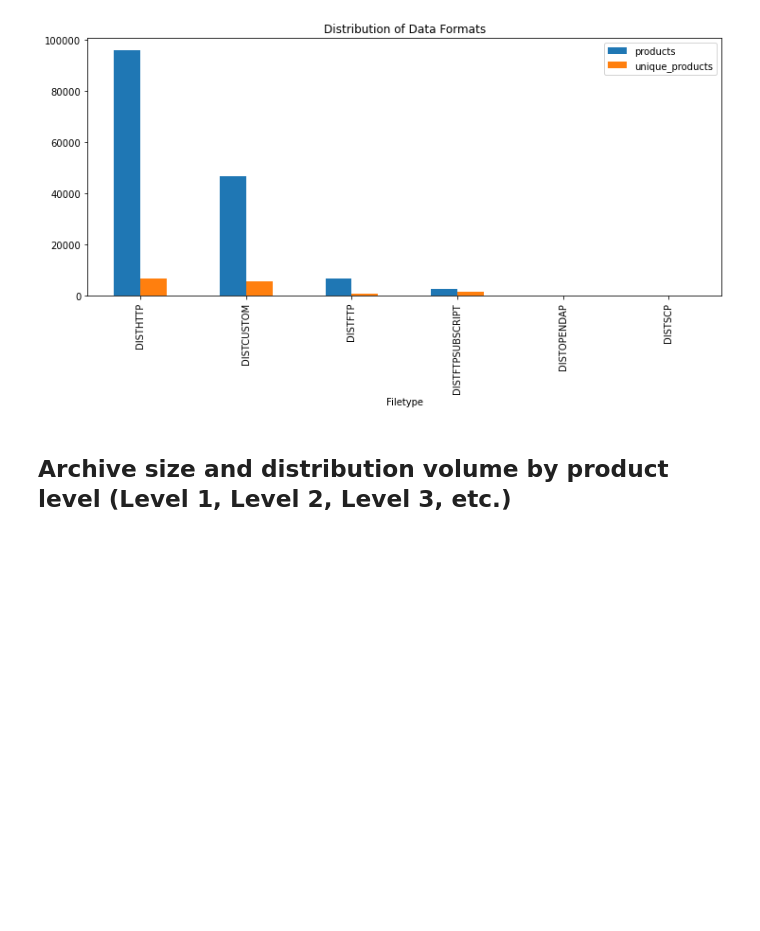
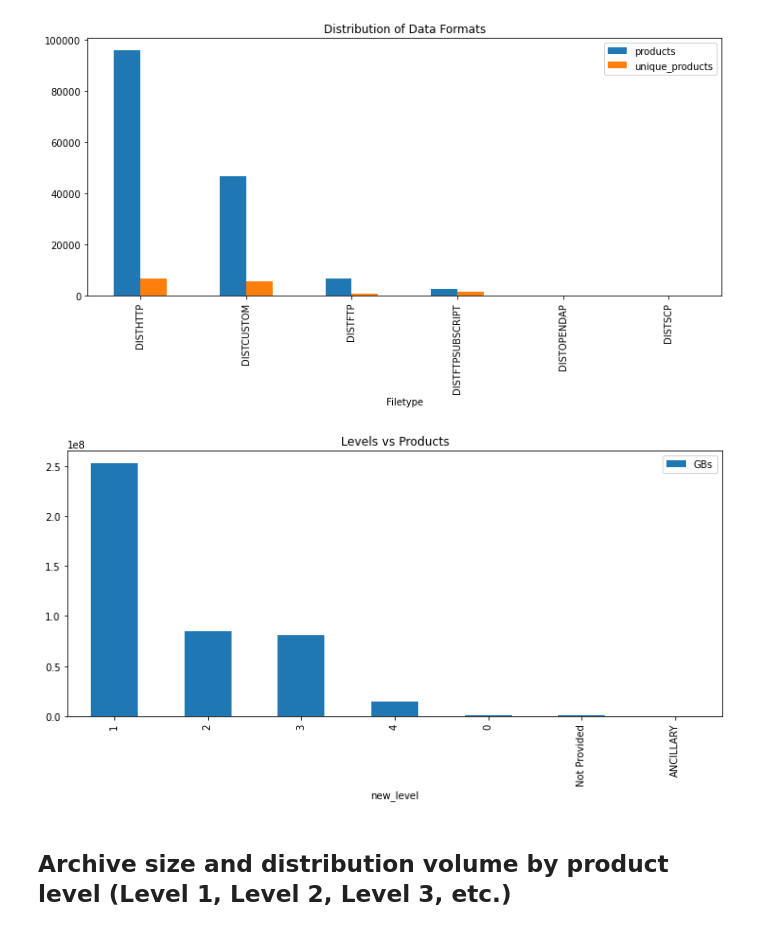
Before and after one commit to paridhi-parajuli/Analysis-of-ESDIS-metrics, a Jupyter notebook: notebook.ipynb, the cells around one changed output. Cells and saved outputs as stored; diff of their text form; code cells hidden in the pictures; blank space fills up the shorter version.

Commit message:
added visualizations

```diff
--- a/notebook.ipynb
+++ b/notebook.ipynb
@@ -254,6 +244,34 @@ df_total.groupby(["Filetype"]).agg(products = ("Product","count"),
 plt.show()
 # %% [output]
 [figure]
+# %%
+temp= pd.merge(df_total, df_ar[["Level","Product"]], on="Product", how="inner")
+# %%
+temp.dtypes
+temp["MBs"]=temp["MBs"].apply(lambda x: str(x).replace(",",""))
+temp["MBs"]=temp["MBs"].astype(float)
+# %%
+t=temp.groupby(["Level"]).agg(
+                            GBs = ("MBs",lambda x: sum(x)*0.001)).sort_values(
+            by=['GBs'],ascending=False)
+list0=["0","LEVEL 0"]
+list1 =["1","1B","1BASE","1T","LEVEL 1","LEVEL 1C","LEVEL 1A","LEVEL 1B","1C","1A"]
+list2= ["2","2G","2P","LEVEL 2","2A","LEVEL 2A","2B","LEVEL 2B","2C","|2","L2"]
+list3 =["L3","3S","3B","3U","3C","LEVEL 3","3"]
+list4=["LEVEL 4","4"]
+t=t.reset_index()
+t["new_level"]= t["Level"].apply(lambda x: "1" if x in list1 else "0" if x in list0 else
+                                          "2" if x in list2 else "3" if  x in list3 else "4" if x in list4 else x )
+# %%
+tt= t.groupby("new_level").agg(
+                            GBs = ("GBs","sum"),
+                           ).sort_values(
+            by=['GBs'],ascending=False)
+# %%
+tt.plot( y=["GBs"], kind="bar",title="Levels vs Products", figsize=(12,5))
+plt.show()
+# %% [output]
+[figure, added]
 # %% [markdown]
 ## Archive size and distribution volume by product level (Level 1, Level 2, Level 3, etc.)
 # %%
```
Also changed, not shown: parts of 9 cells of this notebook, 1 other file.
